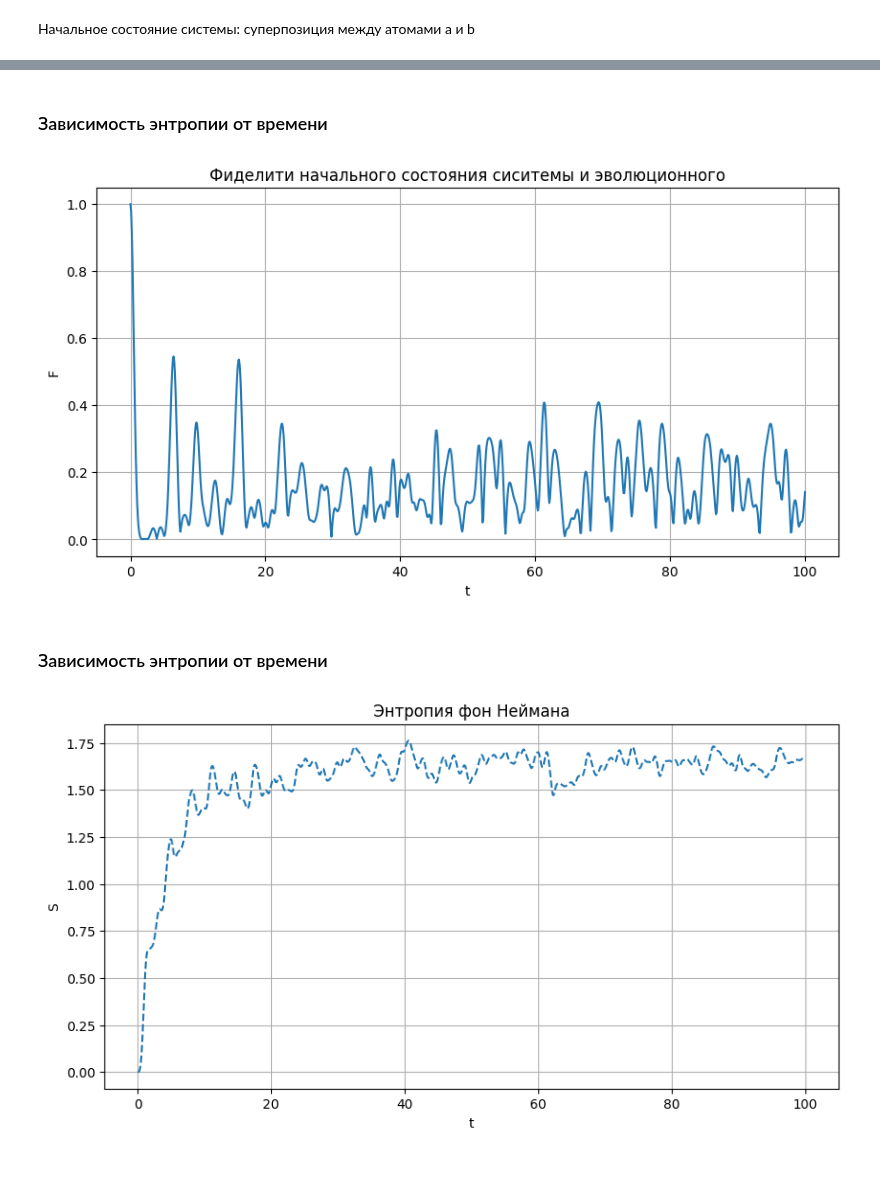
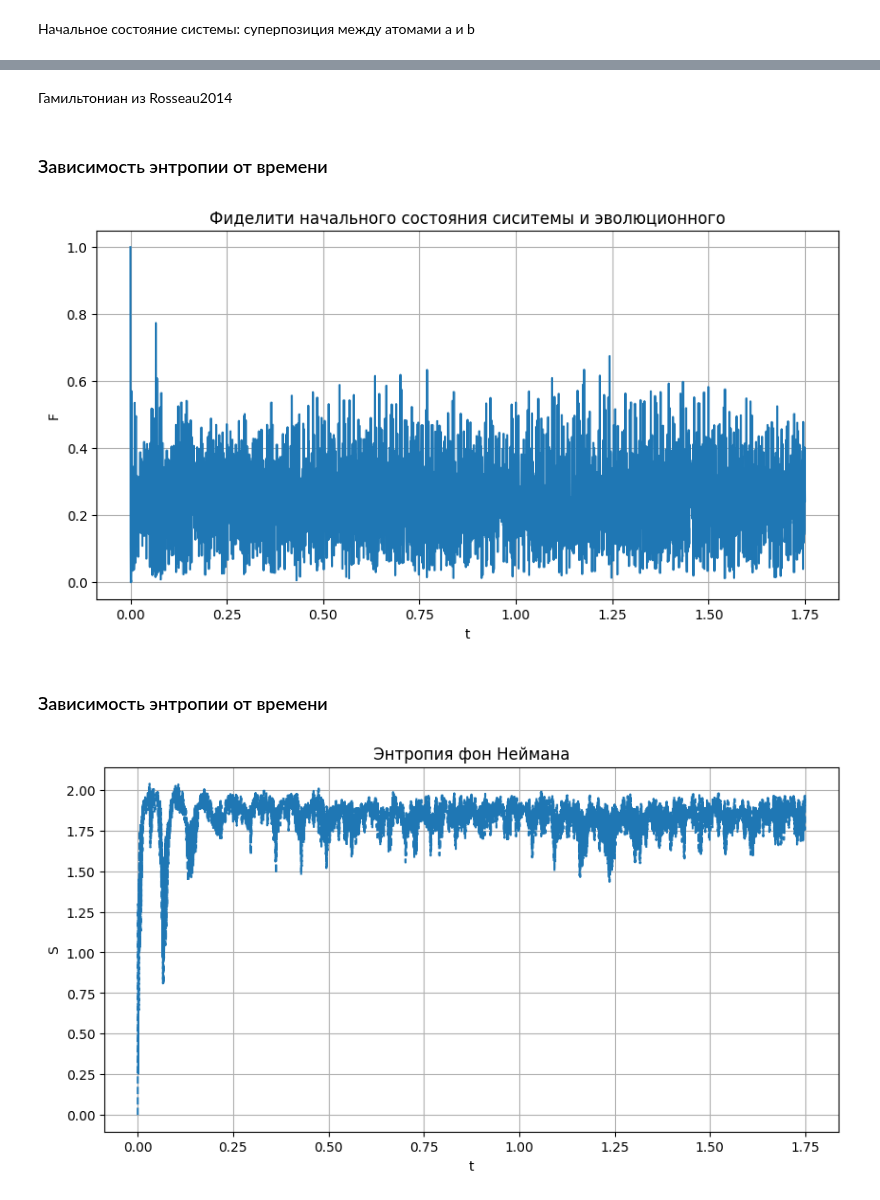
Before and after one commit to kephircheek/research-emqwuqoc, a Jupyter notebook: notebooks/Low level interaction.ipynb, the cells around one changed output, grey strips where cells are left out. Saved outputs shown, nothing was run; the diff lists cells and outputs as text; code cells hidden in the pictures; blank space fills up the shorter version.

```diff
--- a/notebooks/Low level interaction.ipynb
+++ b/notebooks/Low level interaction.ipynb
@@ -59,0 +56,2 @@ init_state = (
+# %% [markdown]
+Гамильтониан из Rosseau2014
@@ -60,12 +60,12 @@ init_state = (
 # %%
-tspan, dt = np.linspace(0, 100, 1001, retstep=True)
+tspan, dt = np.linspace(0, 3500, 3501, retstep=True)
 
 t_list = tspan
 evolution = qutip.mesolve(
     h,
     init_state,
     t_list,
-    progress_bar=True,
+    progress_bar=TqdmProgressBar(),
 )
 # %% [markdown]
 ### Зависимость энтропии от времени
@@ -75,12 +75,12 @@ fidelity_span = [
 ]
 # %%
 _, ax = plt.subplots(1, 1, figsize=(10, 5))
-ax.plot(tspan, fidelity_span)
+ax.plot(tspan * model.Omega, fidelity_span)
 ax.set_ylabel("F")
 ax.set_xlabel("t")
 ax.set_title("Фиделити начального состояния сиситемы и эволюционного")
 ax.grid()
 # %% [output]
-[figure, old version]
+[figure, new version]
 # %% [markdown]
 ### Зависимость энтропии от времени
@@ -89,9 +93,12 @@ entropy = [qutip.entropy_vn(qutip.ptrace(s, [3, 4, 5, 6])) for s in evolution.st
 # %%
-_, ax = plt.subplots(1, 1, figsize=(10, 5))
-ax.plot(tspan, entropy, "--", label="mesolve")
+fig, ax = plt.subplots(1, 1, figsize=(10, 5))
+ax.plot(tspan * model.Omega, entropy, "--", label="mesolve")
+
 ax.set_ylabel("S")
 ax.set_xlabel("t")
 ax.set_title("Энтропия фон Неймана")
 ax.grid()
+
+# plt.savefig("../entropy_vn-b1.png")
 # %% [output]
-[figure, old version]
+[figure, new version]
```
Also changed, not shown: parts of 15 cells of this notebook.
